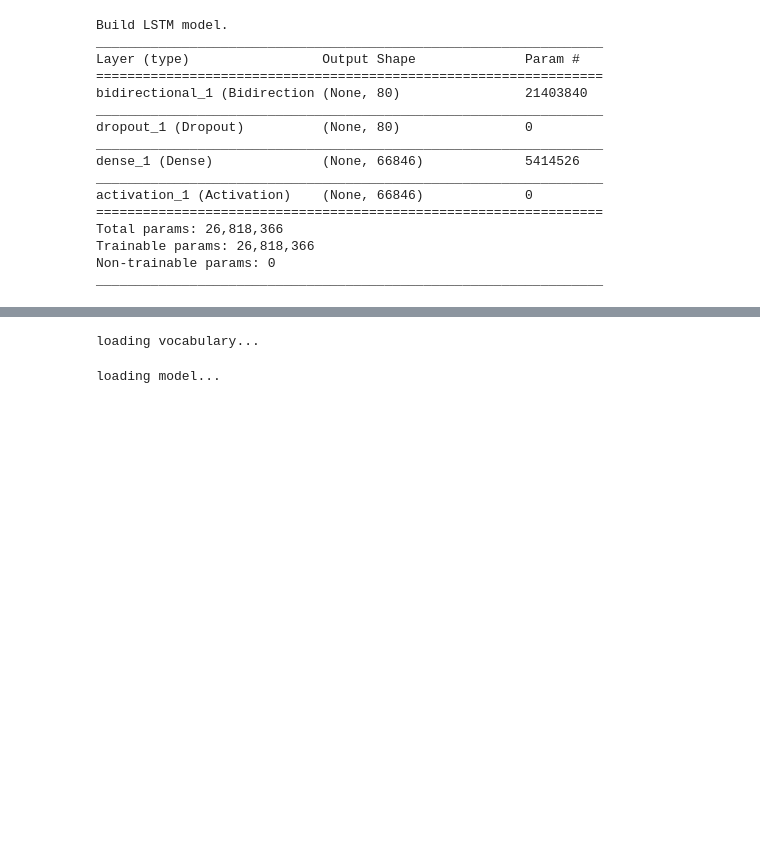
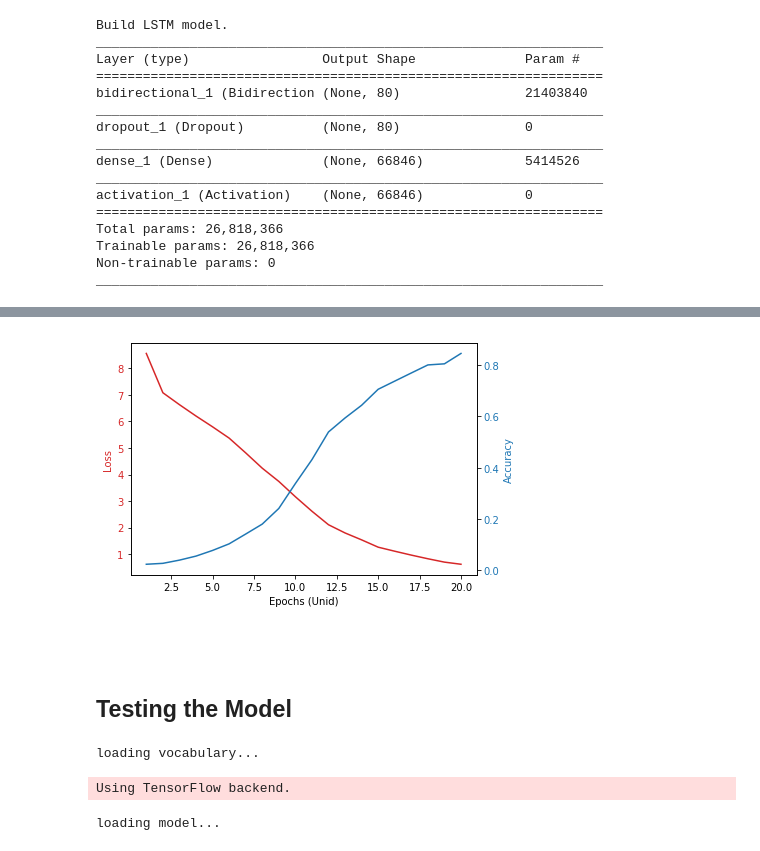
Before and after one commit to dpalominop/SistemasInteligentes, a Jupyter notebook: semana15/homework/lstm-bi-text-generation-10k.ipynb, the cells around one changed output, grey strips where cells are left out. Cells and saved outputs as stored; diff of their text form; code cells hidden in the pictures; blank space fills up the shorter version.

```diff
--- a/semana15/homework/lstm-bi-text-generation-10k.ipynb
+++ b/semana15/homework/lstm-bi-text-generation-10k.ipynb
@@ -261,2 +270,32 @@ if(training):
+# %%
+import matplotlib.pyplot as plt
+
+epochs = np.arange(1, 21, 1)
+loss = [8.5630, 7.0832, 6.6337, 6.2061, 5.7995, 5.3744, 4.8181, 4.2414, 3.7431, 3.1664, 2.6202, 2.1116, 1.8020, 1.5416, 1.2661, 1.114, 0.9676, 0.8303, 0.7034, 0.6229]
+acc  = [0.0236, 0.0272, 0.0397, 0.0554, 0.0775, 0.1032, 0.1414, 0.1802, 0.2412, 0.3383, 0.4315, 0.5395, 0.5941, 0.6436, 0.7060, 0.7378, 0.7695, 0.8009, 0.8052, 0.8457]
+
+fig, ax1 = plt.subplots()
+
+color = 'tab:red'
+ax1.set_xlabel('Epochs (Unid)')
+ax1.set_ylabel('Loss', color=color)
+ax1.plot(epochs, loss, color=color)
+ax1.tick_params(axis='y', labelcolor=color)
+
+ax2 = ax1.twinx()  # instantiate a second axes that shares the same x-axis
+
+color = 'tab:blue'
+ax2.set_ylabel('Accuracy', color=color)  # we already handled the x-label with ax1
+ax2.plot(epochs, acc, color=color)
+ax2.tick_params(axis='y', labelcolor=color)
+
+fig.tight_layout()  # otherwise the right y-label is slightly clipped
+plt.show()
+# %% [output]
+[figure, added]
+# %% [markdown]
+<br/>
+# %% [markdown]
+## Testing the Model
 # %%
 import os
@@ -278,9 +320,10 @@ loading vocabulary...
 from keras.models import load_model
 # load the model
 print("loading model...")
-model = load_model(save_dir + "/" + 'gen_sentences_bi_lstm_100k_s10.final.hdf5')
+model = load_model(save_dir + "/" + 'gen_sentences_bi_lstm_10k_s10.final.hdf5')
 # %% [output]
-loading model...
+Using TensorFlow backend.
+loading model...
 # %%
 def sample(preds, temperature=1.0):
     # helper function to sample an index from a probability array
```
Also changed, not shown: parts of 15 cells of this notebook, 2 other files.
